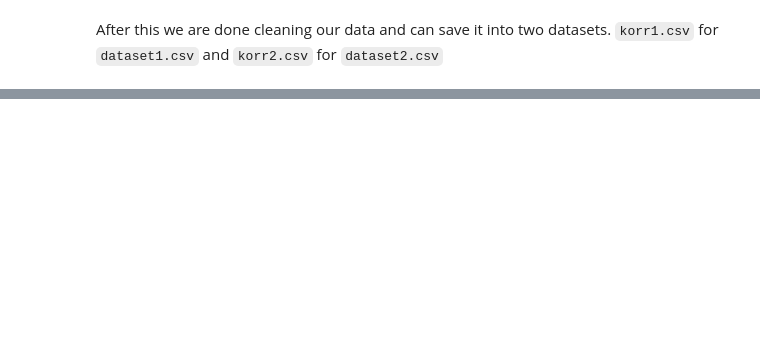
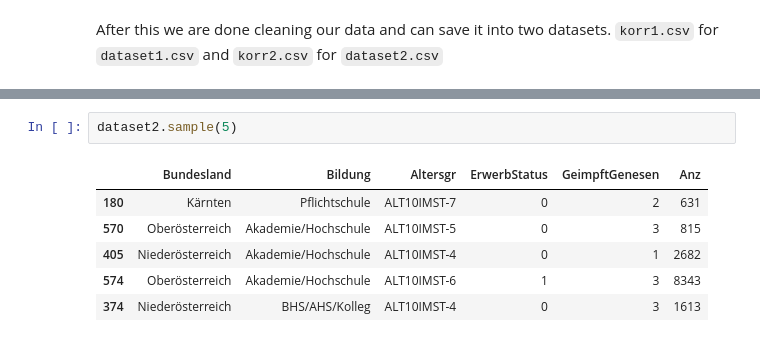
Before and after one commit to Sormy23/DataScience_CoronaStatistics, a Jupyter notebook: mini_projekt.ipynb, the cells around one changed output, grey strips where cells are left out. Cells and saved outputs as stored; diff of their text form; blank space fills up the shorter version.

```diff
--- a/mini_projekt.ipynb
+++ b/mini_projekt.ipynb
@@ -274,0 +280,9 @@ dataset1.info()
+# %%
+dataset2.sample(5)
+# %% [output]
+|  | Bundesland | Bildung | Altersgr | ErwerbStatus | GeimpftGenesen | Anz |
+| 180 | Kärnten | Pflichtschule | ALT10IMST-7 | 0 | 2 | 631 |
+| 570 | Oberösterreich | Akademie/Hochschule | ALT10IMST-5 | 0 | 3 | 815 |
+| 405 | Niederösterreich | Akademie/Hochschule | ALT10IMST-4 | 0 | 1 | 2682 |
+| 574 | Oberösterreich | Akademie/Hochschule | ALT10IMST-6 | 1 | 3 | 8343 |
+| 374 | Niederösterreich | BHS/AHS/Kolleg | ALT10IMST-4 | 0 | 3 | 1613 |
```
Also changed, not shown: parts of 12 cells of this notebook, 2 other files.
